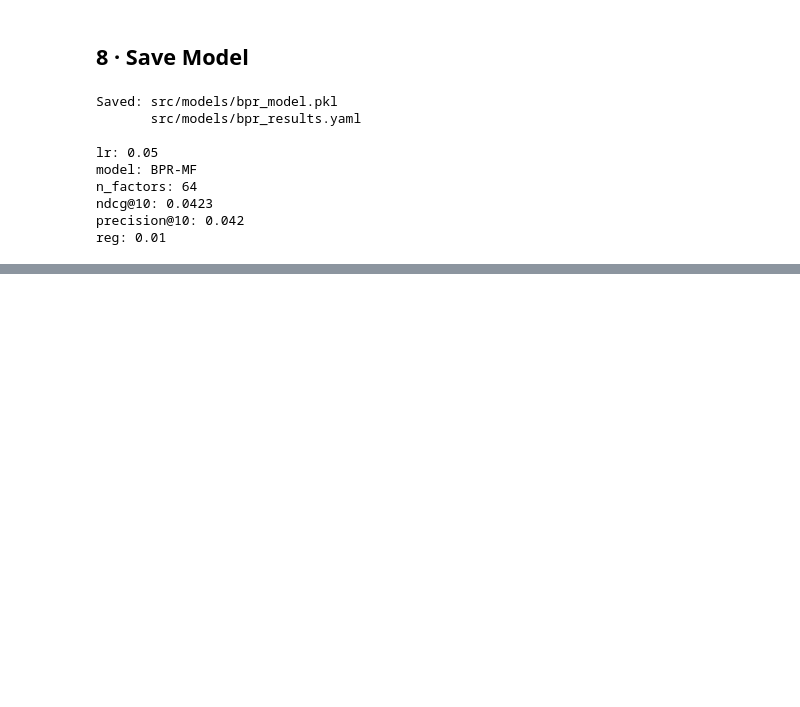
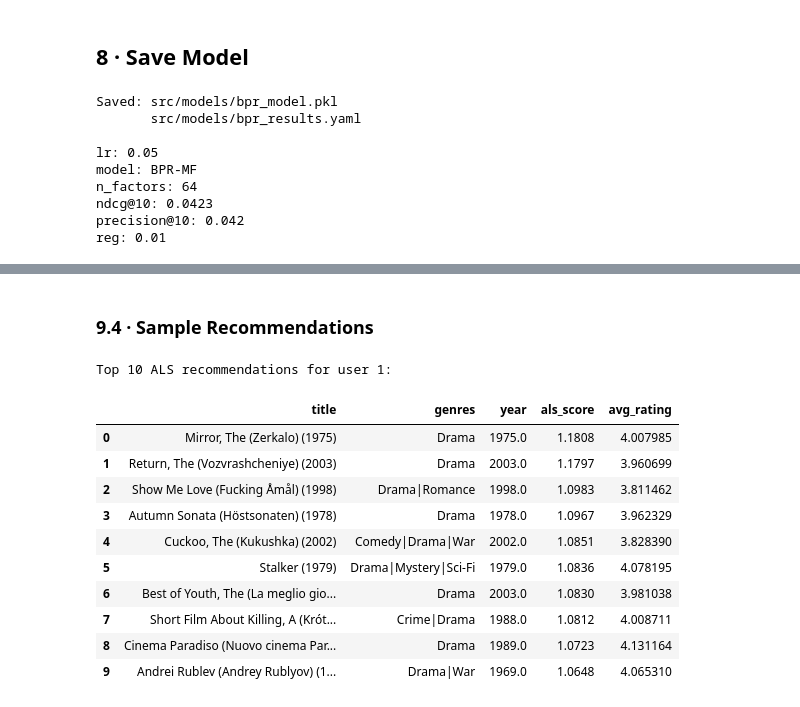
Before and after one commit to OlofLindber9/MovieRecommender, a Jupyter notebook: src/notebooks/07_lightfm.ipynb, the cells around one changed output, grey strips where cells are left out. Cells and saved outputs as stored; diff of their text form; code cells hidden in the pictures; blank space fills up the shorter version.

```diff
--- a/src/notebooks/07_lightfm.ipynb
+++ b/src/notebooks/07_lightfm.ipynb
@@ -444,0 +495,16 @@ reg: 0.01
+# %%
+als = implicit.als.AlternatingLeastSquares(
+    factors         = 64,
+    regularization  = 0.01,
+    iterations      = 15,
+    calculate_training_loss = True,
+    random_state    = SEED,
+    use_gpu         = False,   # CPU-only; set True if CUDA available
+)
+
+# implicit 0.7.x fit() takes a user-item matrix (rows=users, cols=items)
+als.fit(ui_matrix)
+
+print('Training complete.')
+print(f'User factors shape: {als.user_factors.shape}')   # expect (162112, 64)
+print(f'Item factors shape: {als.item_factors.shape}')   # expect (32424, 64)
@@ -444,0 +571,47 @@ reg: 0.01
+# %% [markdown]
+### 9.4 · Sample Recommendations
+# %%
+def get_als_recs(user_id, n=10):
+    """Top-n ALS recommendations for a MovieLens userId."""
+    if user_id not in user_id_map:
+        print(f'User {user_id} not found.')
+        return pd.DataFrame()
+
+    u_idx = user_id_map[user_id]
+    item_ids, scores = als.recommend(
+        u_idx,
+        ui_matrix[u_idx],
+        N=n,
+        filter_already_liked_items=True,
+    )
+
+    rows = []
+    for midx, s in zip(item_ids, scores):
+        mid = idx_to_movie.get(int(midx))
+        if mid and mid in movies_by_id.index:
+            r = movies_by_id.loc[mid]
+            rows.append({
+                'title':      r['title'],
+                'genres':     r['genres'],
+                'year':       r.get('year'),
+                'als_score':  round(float(s), 4),
+                'avg_rating': r.get('avg_rating'),
+            })
+    return pd.DataFrame(rows)
+
+
+print('Top 10 ALS recommendations for user 1:')
+get_als_recs(user_id=1, n=10)
+# %% [output]
+Top 10 ALS recommendations for user 1:
+|  | title | genres | year | als_score | avg_rating |
+| 0 | Mirror, The (Zerkalo) (1975) | Drama | 1975.0 | 1.1808 | 4.007985 |
+| 1 | Return, The (Vozvrashcheniye) (2003) | Drama | 2003.0 | 1.1797 | 3.960699 |
+| 2 | Show Me Love (Fucking Åmål) (1998) | Drama|Romance | 1998.0 | 1.0983 | 3.811462 |
+| 3 | Autumn Sonata (Höstsonaten) (1978) | Drama | 1978.0 | 1.0967 | 3.962329 |
+| 4 | Cuckoo, The (Kukushka) (2002) | Comedy|Drama|War | 2002.0 | 1.0851 | 3.828390 |
+| 5 | Stalker (1979) | Drama|Mystery|Sci-Fi | 1979.0 | 1.0836 | 4.078195 |
+| 6 | Best of Youth, The (La meglio gio... | Drama | 2003.0 | 1.0830 | 3.981038 |
+| 7 | Short Film About Killing, A (Krót... | Crime|Drama | 1988.0 | 1.0812 | 4.008711 |
+| 8 | Cinema Paradiso (Nuovo cinema Par... | Drama | 1989.0 | 1.0723 | 4.131164 |
+| 9 | Andrei Rublev (Andrey Rublyov) (1... | Drama|War | 1969.0 | 1.0648 | 4.065310 |
```
Also changed, not shown: parts of 11 cells of this notebook, 2 other files.
